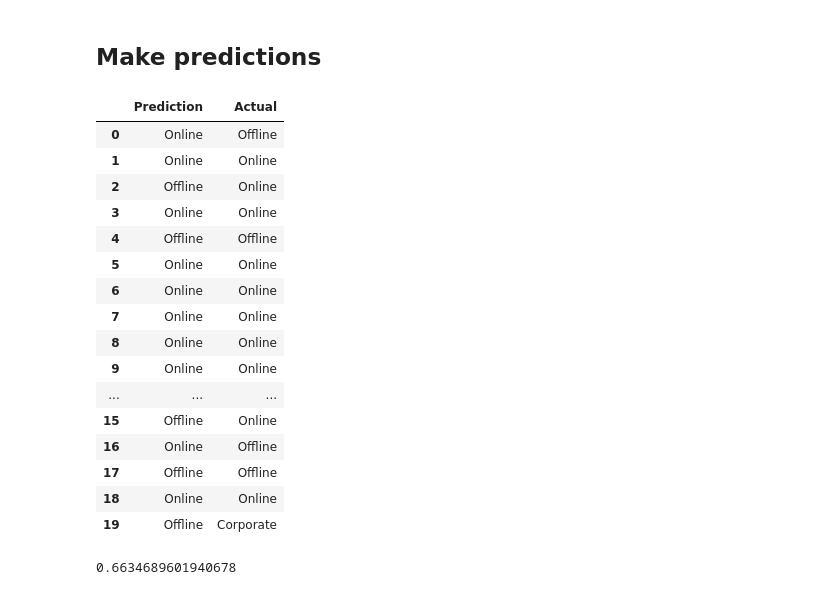
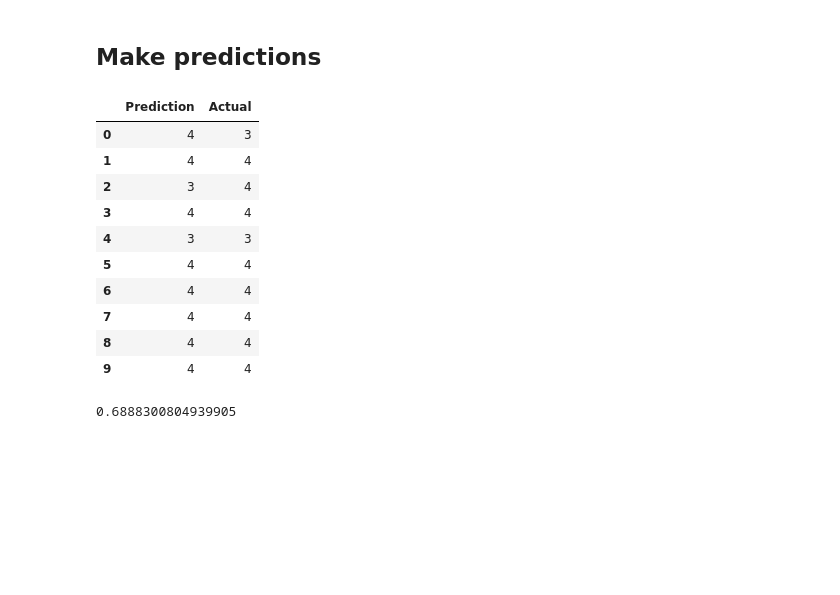
Before and after one commit to domivillacis/Hotel_reservations_analysis, a Jupyter notebook: Market_segment_prediction.ipynb, the cells around one changed output. Saved outputs shown, nothing was run; the diff lists cells and outputs as text; code cells hidden in the pictures; blank space fills up the shorter version.

```diff
--- a/Market_segment_prediction.ipynb
+++ b/Market_segment_prediction.ipynb
@@ -10,5 +11,6 @@ from sklearn.metrics import accuracy_score
 # %%
 file = ('Resources/clean_hotel_dataset.csv')
 segment_df = pd.read_csv(file)
+segment_df.reset_index(inplace=True, drop=True)
 segment_df.head()
 # %% [output]
@@ -20,0 +23,5 @@ segment_df.head()
+# %%
+le = LabelEncoder()
+segment_encoded = segment_df.copy()
+segment_encoded['market_segment_type'] = le.fit_transform(segment_encoded['market_segment_type'])
+segment_encoded.head()
@@ -21,5 +35,5 @@ segment_df.head()
 # %%
-y = segment_df["market_segment_type"]
-X = segment_df.drop(columns=["Booking_ID","room_type_reserved","market_segment_type","booking_status"])
+y = segment_encoded["market_segment_type"]
+X = segment_encoded.drop(columns=["Booking_ID","room_type_reserved","market_segment_type","booking_status",])
 X.head()
 # %% [output]
@@ -65,27 +91,21 @@ LogisticRegression(max_iter=200, random_state=1)
 # %%
 y_pred = classifier.predict(X_test)
 results = pd.DataFrame({"Prediction": y_pred, "Actual": y_test}).reset_index(drop=True)
-results.head(20)
+results.head(10)
 # %% [output]
 |  | Prediction | Actual |
-| 0 | Online | Offline |
-| 1 | Online | Online |
-| 2 | Offline | Online |
-| 3 | Online | Online |
-| 4 | Offline | Offline |
-| 5 | Online | Online |
-| 6 | Online | Online |
-| 7 | Online | Online |
-| 8 | Online | Online |
-| 9 | Online | Online |
-| ... | ... | ... |
-| 15 | Offline | Online |
-| 16 | Online | Offline |
-| 17 | Offline | Offline |
-| 18 | Online | Online |
-| 19 | Offline | Corporate |
+| 0 | 4 | 3 |
+| 1 | 4 | 4 |
+| 2 | 3 | 4 |
+| 3 | 4 | 4 |
+| 4 | 3 | 3 |
+| 5 | 4 | 4 |
+| 6 | 4 | 4 |
+| 7 | 4 | 4 |
+| 8 | 4 | 4 |
+| 9 | 4 | 4 |
 # %%
 from sklearn.metrics import accuracy_score
 print(accuracy_score(y_test, y_pred))
 # %% [output]
-0.6634689601940678
+0.6888300804939905
```
Also changed, not shown: parts of 6 cells of this notebook.
